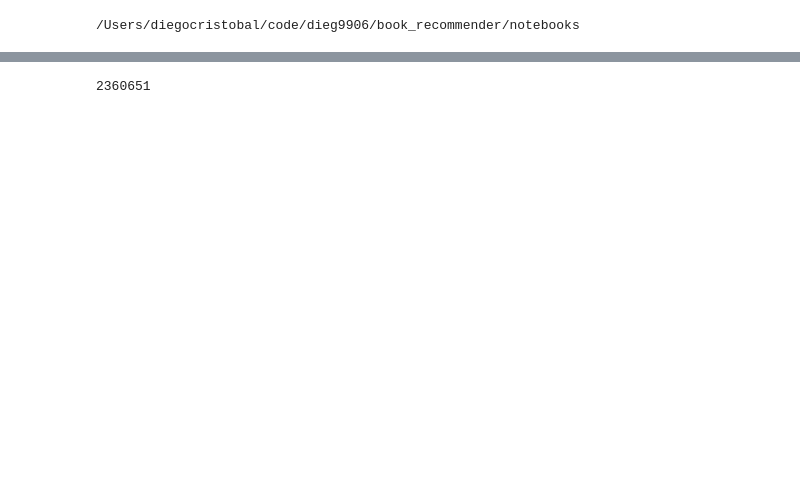
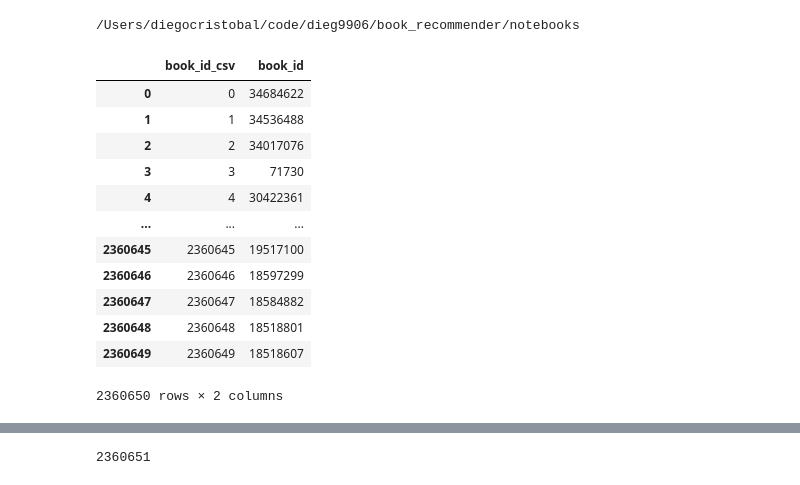
Before and after one commit to GuillermoIzquierdo/book_recommender, a Jupyter notebook: notebooks/recommendations.ipynb, the cells around one changed output, grey strips where cells are left out. Drawn from its saved outputs; the diff is of its cells as text; code cells hidden in the pictures; blank space fills up the shorter version.

```diff
--- a/notebooks/recommendations.ipynb
+++ b/notebooks/recommendations.ipynb
@@ -5,3 +5,21 @@ import gzip
 !pwd
 # %% [output]
 /Users/diegocristobal/code/dieg9906/book_recommender/notebooks
+# %%
+data_frame=pd.read_csv("../book_recommender/data/book_id_map.csv")
+# %%
+data_frame
+# %% [output]
+|  | book_id_csv | book_id |
+| 0 | 0 | 34684622 |
+| 1 | 1 | 34536488 |
+| 2 | 2 | 34017076 |
+| 3 | 3 | 71730 |
+| 4 | 4 | 30422361 |
+| ... | ... | ... |
+| 2360645 | 2360645 | 19517100 |
+| 2360646 | 2360646 | 18597299 |
+| 2360647 | 2360647 | 18584882 |
+| 2360648 | 2360648 | 18518801 |
+| 2360649 | 2360649 | 18518607 |
+2360650 rows × 2 columns
```
Also changed, not shown: parts of 5 cells of this notebook, 1 other file.
